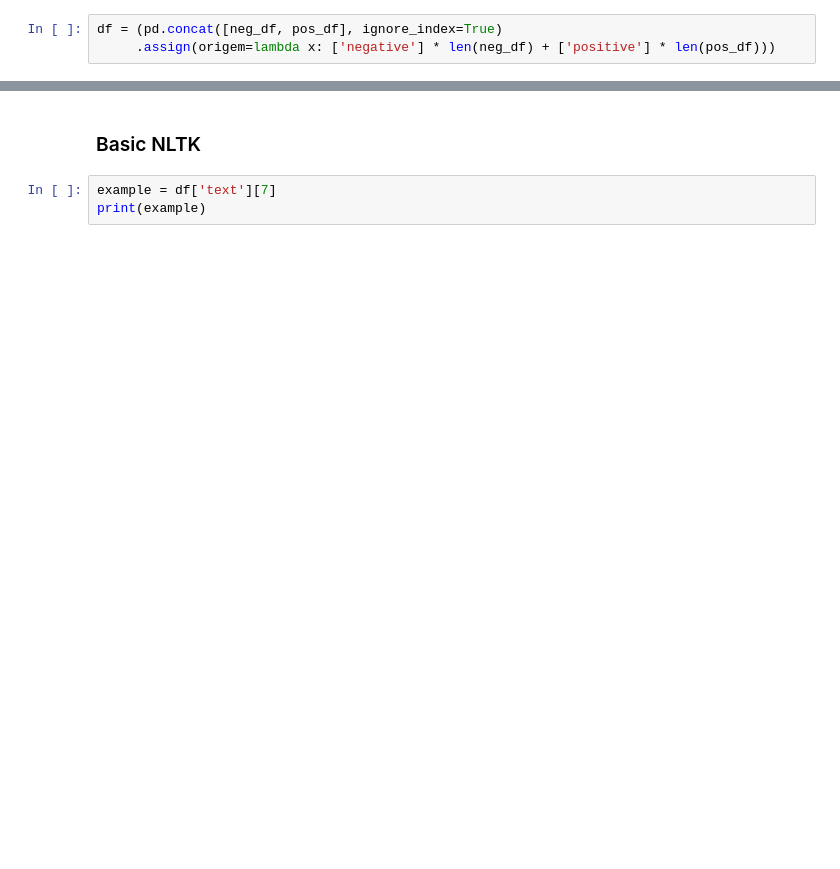
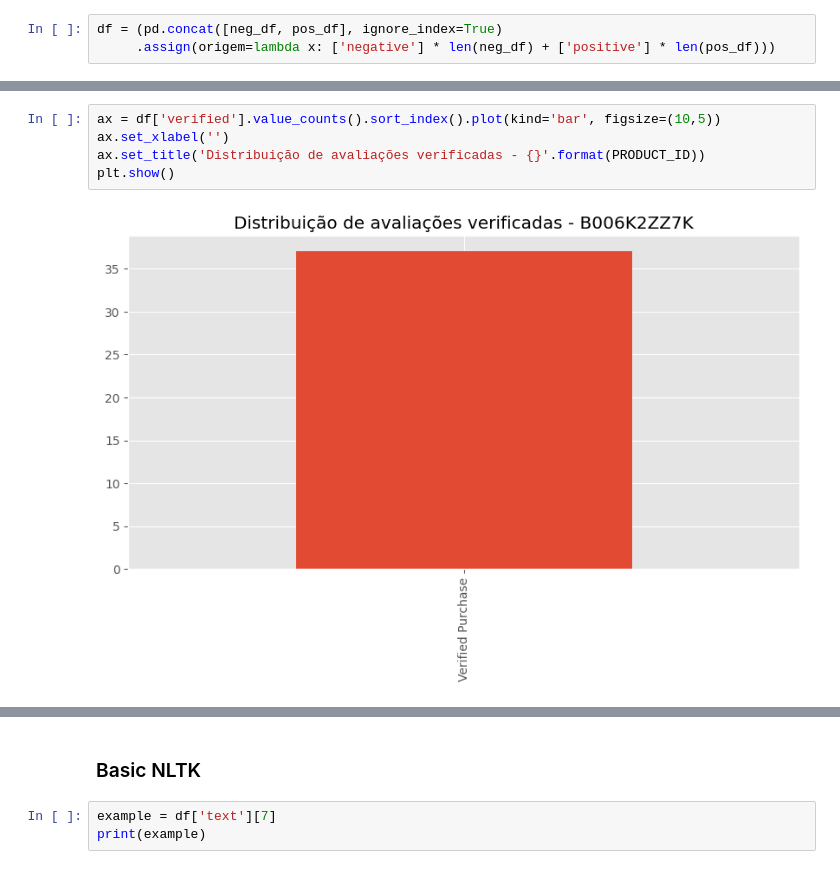
Before and after one commit to mariabandeira/Projeto_Final_IIA, a Jupyter notebook: SentimentAnalysis.ipynb, the cells around one changed output, grey strips where cells are left out. Drawn from its saved outputs; the diff is of its cells as text; blank space fills up the shorter version.

```diff
--- a/SentimentAnalysis.ipynb
+++ b/SentimentAnalysis.ipynb
@@ -127,0 +137,7 @@ plt.show()
+# %%
+ax = df['verified'].value_counts().sort_index().plot(kind='bar', figsize=(10,5))
+ax.set_xlabel('')
+ax.set_title('Distribuição de avaliações verificadas - {}'.format(PRODUCT_ID))
+plt.show()
+# %% [output]
+[figure, added]
```
Also changed, not shown: parts of 19 cells of this notebook.
